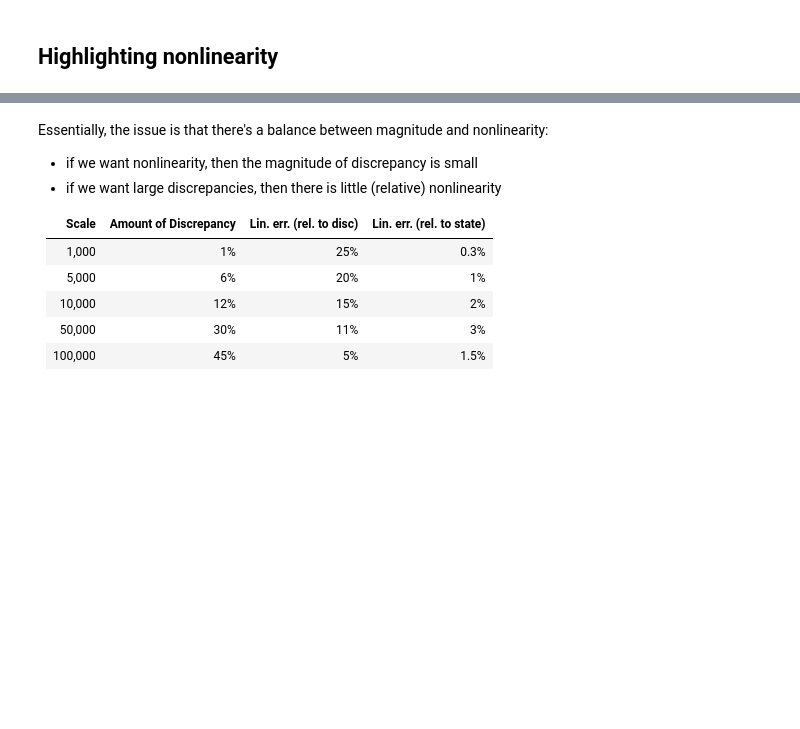
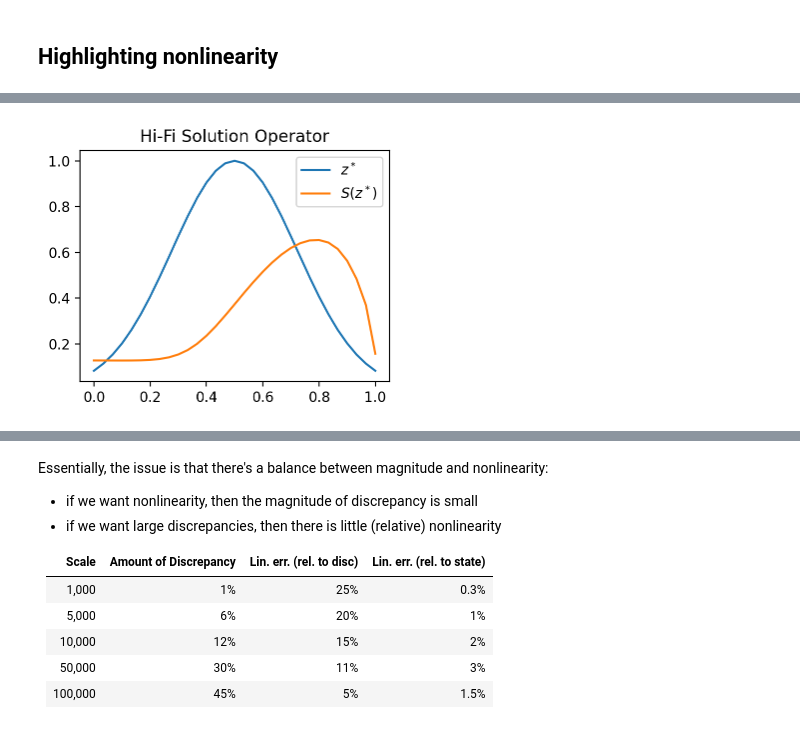
Before and after one commit to sandialabs/Sola, a Jupyter notebook: examples/Transient_Fluid_Flow_Tracer_1D/python/serverside/eval_discrepancy.ipynb, the cells around one changed output, grey strips where cells are left out. Saved outputs shown, nothing was run; the diff lists cells and outputs as text; code cells hidden in the pictures; blank space fills up the shorter version.

```diff
--- a/examples/Transient_Fluid_Flow_Tracer_1D/python/serverside/eval_discrepancy.ipynb
+++ b/examples/Transient_Fluid_Flow_Tracer_1D/python/serverside/eval_discrepancy.ipynb
@@ -10,0 +60,8 @@ vertex_plot = lambda x, *args, **kwargs: plt.plot(lofi.np.linspace(0,1,lofi.K.di
+# %%
+plt.figure(figsize=(4,3))
+vertex_plot(z_hifi, label=r'$z^*$')
+vertex_plot(kt_hifi, label=r'$S(z^*)$')
+plt.title("Hi-Fi Solution Operator")
+plt.legend();
+# %% [output]
+[figure, added]
```
Also changed, not shown: parts of 10 cells of this notebook, 9 other files.
